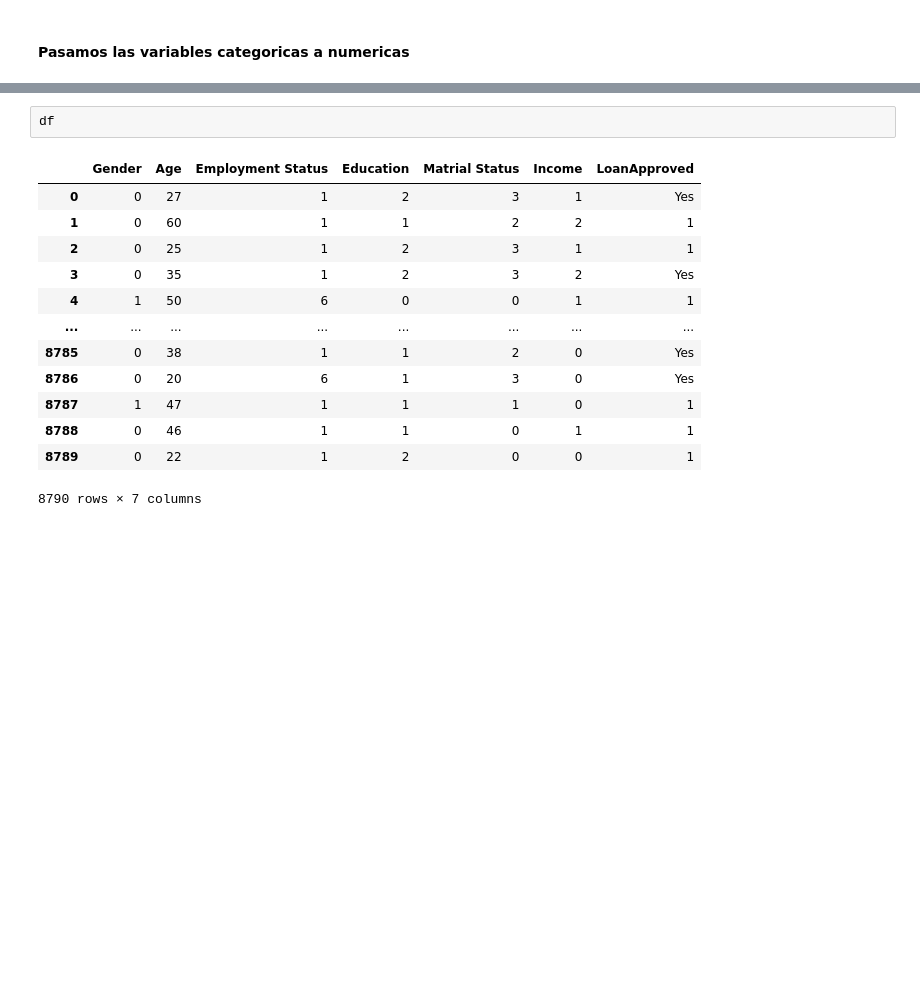
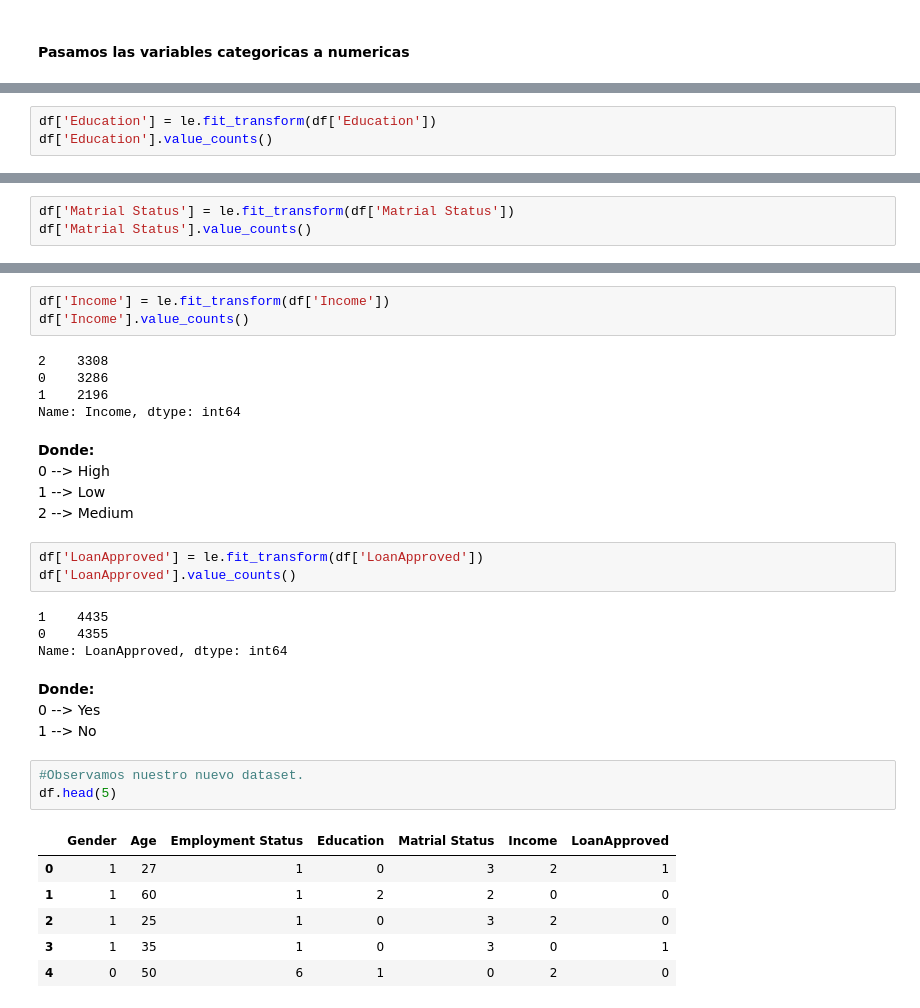
Before and after one commit to danielavillamar/ProyectoIA-KNN, a Jupyter notebook: ProyectoFinal.ipynb, the cells around one changed output, grey strips where cells are left out. Saved outputs shown, nothing was run; the diff lists cells and outputs as text; blank space fills up the shorter version.

```diff
--- a/ProyectoFinal.ipynb
+++ b/ProyectoFinal.ipynb
@@ -330,0 +351,3 @@ df['LoanApproved'] = df['LoanApproved'].replace(to_replace='Yes', value=0)
+# %%
+df['Education'] = le.fit_transform(df['Education'])
+df['Education'].value_counts()
@@ -330,0 +364,3 @@ df['LoanApproved'] = df['LoanApproved'].replace(to_replace='Yes', value=0)
+# %%
+df['Matrial Status'] = le.fit_transform(df['Matrial Status'])
+df['Matrial Status'].value_counts()
@@ -331,16 +381,34 @@ df['LoanApproved'] = df['LoanApproved'].replace(to_replace='Yes', value=0)
+# %%
+df['Income'] = le.fit_transform(df['Income'])
+df['Income'].value_counts()
+# %% [output]
+2    3308
+0    3286
+1    2196
+Name: Income, dtype: int64
+# %% [markdown]
+**Donde:**
+    0 --> High
+    1 --> Low
+    2 --> Medium
+# %%
+df['LoanApproved'] = le.fit_transform(df['LoanApproved'])
+df['LoanApproved'].value_counts()
+# %% [output]
+1    4435
+0    4355
+Name: LoanApproved, dtype: int64
+# %% [markdown]
+**Donde:**
+    0 --> Yes
+    1 --> No
 # %%
-df
+#Observamos nuestro nuevo dataset.
+df.head(5)
 # %% [output]
 |  | Gender | Age | Employment Status | Education | Matrial Status | Income | LoanApproved |
-| 0 | 0 | 27 | 1 | 2 | 3 | 1 | Yes |
-| 1 | 0 | 60 | 1 | 1 | 2 | 2 | 1 |
-| 2 | 0 | 25 | 1 | 2 | 3 | 1 | 1 |
-| 3 | 0 | 35 | 1 | 2 | 3 | 2 | Yes |
-| 4 | 1 | 50 | 6 | 0 | 0 | 1 | 1 |
-| ... | ... | ... | ... | ... | ... | ... | ... |
-| 8785 | 0 | 38 | 1 | 1 | 2 | 0 | Yes |
-| 8786 | 0 | 20 | 6 | 1 | 3 | 0 | Yes |
-| 8787 | 1 | 47 | 1 | 1 | 1 | 0 | 1 |
-| 8788 | 0 | 46 | 1 | 1 | 0 | 1 | 1 |
-| 8789 | 0 | 22 | 1 | 2 | 0 | 0 | 1 |
+| 0 | 1 | 27 | 1 | 0 | 3 | 2 | 1 |
+| 1 | 1 | 60 | 1 | 2 | 2 | 0 | 0 |
+| 2 | 1 | 25 | 1 | 0 | 3 | 2 | 0 |
+| 3 | 1 | 35 | 1 | 0 | 3 | 0 | 1 |
+| 4 | 0 | 50 | 6 | 1 | 0 | 2 | 0 |
-8790 rows × 7 columns
```
Also changed, not shown: parts of 29 cells of this notebook.
